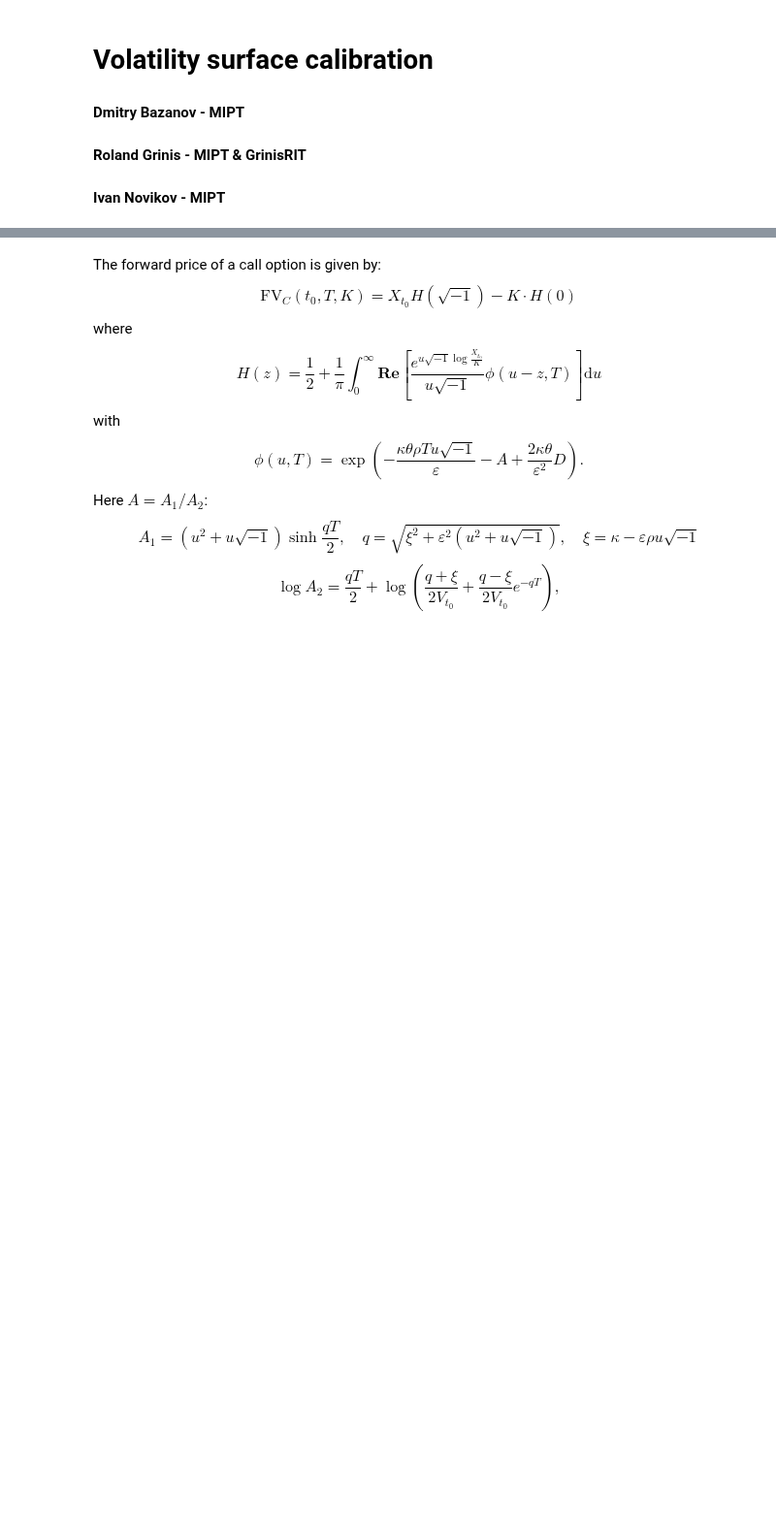
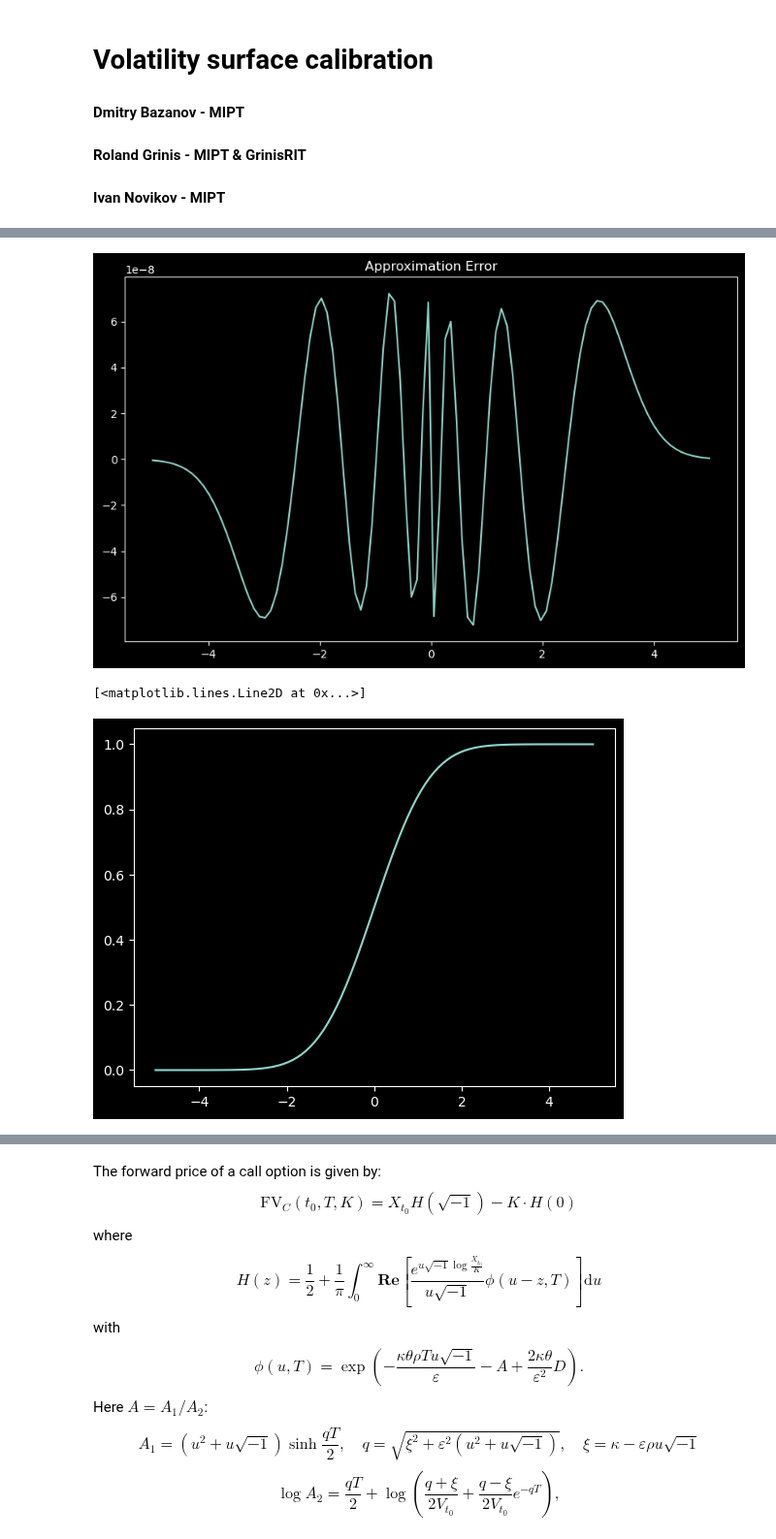
Before and after one commit to grinisrit/noa, a Jupyter notebook: docs/quant/vol_calibration.ipynb, the cells around one changed output, grey strips where cells are left out. Shown at 97% size. Saved outputs shown, nothing was run; the diff lists cells and outputs as text; code cells hidden in the pictures; blank space fills up the shorter version.

```diff
--- a/docs/quant/vol_calibration.ipynb
+++ b/docs/quant/vol_calibration.ipynb
@@ -274,0 +44,25 @@ $$ -1 < \rho < 1 $$
+# %%
+@nb.njit()
+def normal_cdf(x):
+    t = 1 / (1 + 0.2316419*abs(x))
+    summ = 0.319381530*t - 0.356563782*t**2 + 1.781477937*t**3 - 1.821255978*t**4 + 1.330274429*t**5
+    if x >= 0:
+        return 1 - summ * np.exp(-abs(x)**2 / 2) / np.sqrt(2*np.pi)
+    else:
+        return summ * np.exp(-abs(x)**2 / 2) / np.sqrt(2*np.pi)
+
+x = np.linspace(-5, 5, 100)
+N0 = norm.cdf(x)
+N1 = tuple(map(normal_cdf, x))
+
+plt.style.use('dark_background')
+plt.figure(figsize=(10,6))
+plt.plot(x, N0 - np.array(N1))
+plt.title('Approximation Error')
+plt.show()
+
+plt.plot(x, N1)
+# %% [output]
+[figure, added]
+[<matplotlib.lines.Line2D at 0x...>]
+[figure, added]
```
Also changed, not shown: parts of 43 cells of this notebook.
